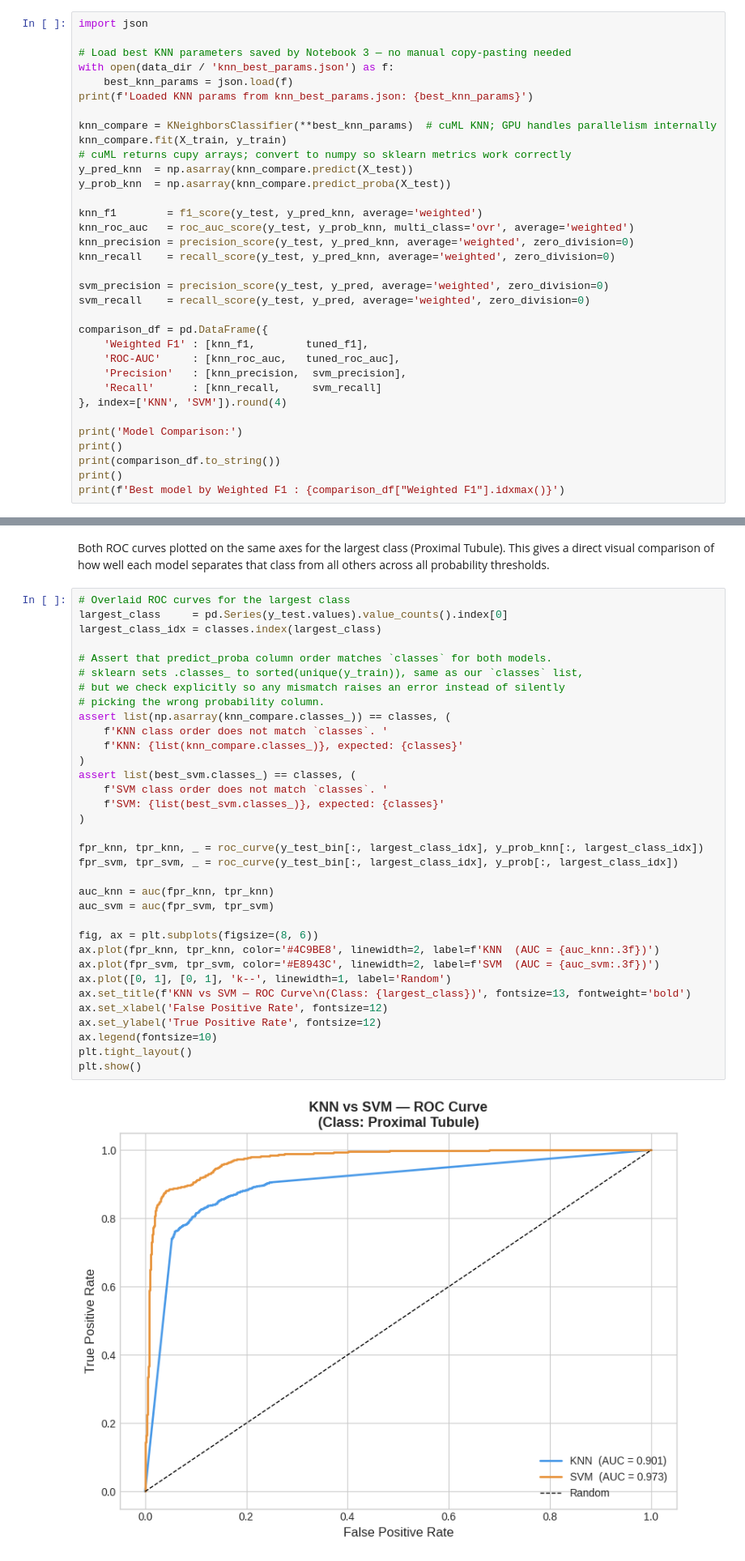
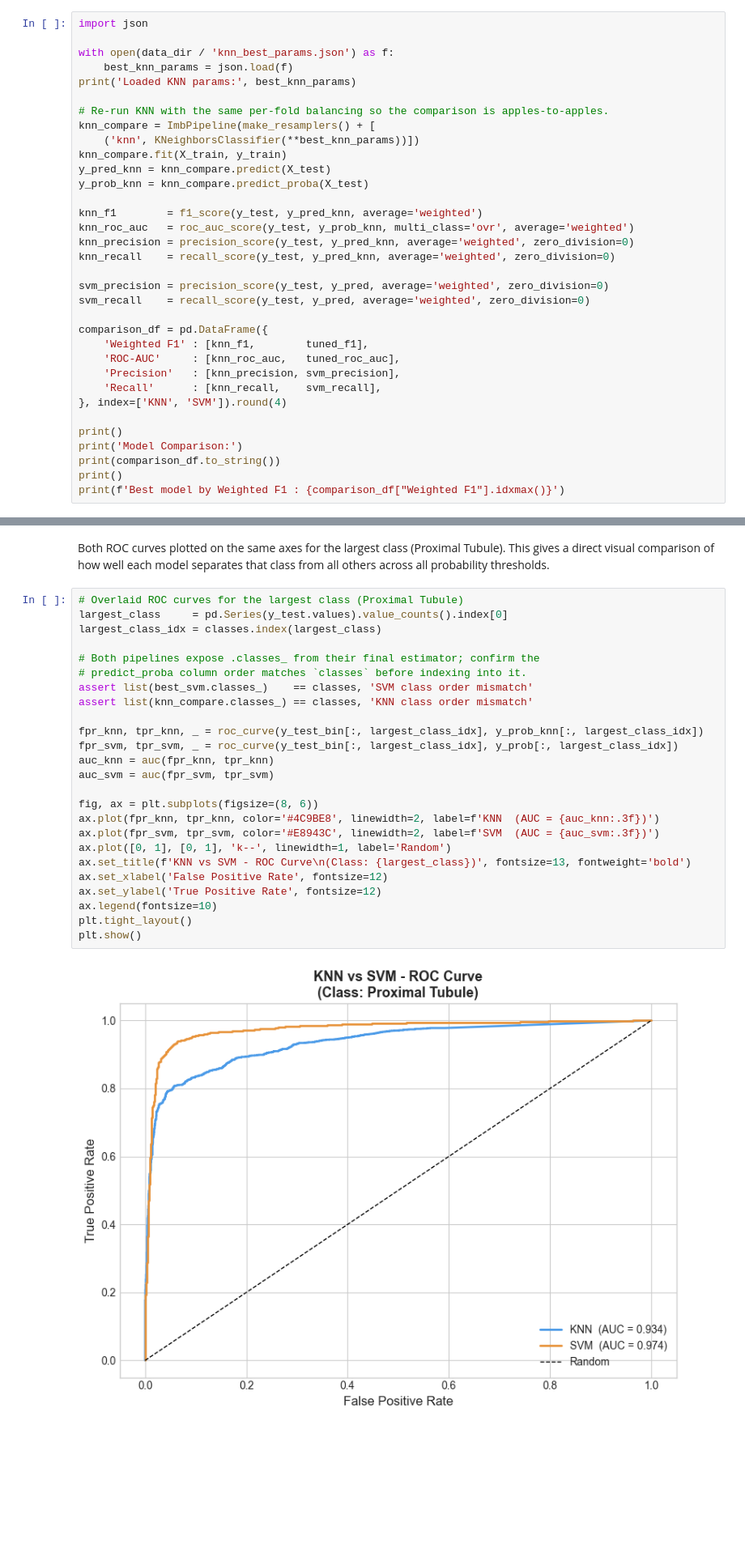
Before and after one commit to shiva-shivanibokka/Tisch-ML-Model, a Jupyter notebook: 04_svm.ipynb, the cells around one changed output, grey strips where cells are left out. Shown at 81% size. Drawn from its saved outputs; the diff is of its cells as text; blank space fills up the shorter version.

```diff
--- a/04_svm.ipynb
+++ b/04_svm.ipynb
@@ -479,16 +387,16 @@ To compare KNN and SVM fairly, we re-run KNN here using the best hyperparameters
 # %%
 import json
 
-# Load best KNN parameters saved by Notebook 3 — no manual copy-pasting needed
 with open(data_dir / 'knn_best_params.json') as f:
     best_knn_params = json.load(f)
-print(f'Loaded KNN params from knn_best_params.json: {best_knn_params}')
+print('Loaded KNN params:', best_knn_params)
 
-knn_compare = KNeighborsClassifier(**best_knn_params)  # cuML KNN; GPU handles parallelism internally
+# Re-run KNN with the same per-fold balancing so the comparison is apples-to-apples.
+knn_compare = ImbPipeline(make_resamplers() + [
+    ('knn', KNeighborsClassifier(**best_knn_params))])
 knn_compare.fit(X_train, y_train)
-# cuML returns cupy arrays; convert to numpy so sklearn metrics work correctly
-y_pred_knn  = np.asarray(knn_compare.predict(X_test))
-y_prob_knn  = np.asarray(knn_compare.predict_proba(X_test))
+y_pred_knn = knn_compare.predict(X_test)
+y_prob_knn = knn_compare.predict_proba(X_test)
 
 knn_f1        = f1_score(y_test, y_pred_knn, average='weighted')
 knn_roc_auc   = roc_auc_score(y_test, y_prob_knn, multi_class='ovr', average='weighted')
@@ -501,12 +409,12 @@ svm_recall    = recall_score(y_test, y_pred, average='weighted', zero_division=0
 comparison_df = pd.DataFrame({
     'Weighted F1' : [knn_f1,        tuned_f1],
     'ROC-AUC'     : [knn_roc_auc,   tuned_roc_auc],
-    'Precision'   : [knn_precision,  svm_precision],
-    'Recall'      : [knn_recall,     svm_recall]
+    'Precision'   : [knn_precision, svm_precision],
+    'Recall'      : [knn_recall,    svm_recall],
 }, index=['KNN', 'SVM']).round(4)
 
+print()
 print('Model Comparison:')
-print()
 print(comparison_df.to_string())
 print()
 print(f'Best model by Weighted F1 : {comparison_df["Weighted F1"].idxmax()}')
@@ -576,41 +464,32 @@ plt.show()
 # %% [markdown]
 Both ROC curves plotted on the same axes for the largest class (Proximal Tubule). This gives a direct visual comparison of how well each model separates that class from all others across all probability thresholds.
 # %%
-# Overlaid ROC curves for the largest class
+# Overlaid ROC curves for the largest class (Proximal Tubule)
 largest_class     = pd.Series(y_test.values).value_counts().index[0]
 largest_class_idx = classes.index(largest_class)
 
-# Assert that predict_proba column order matches `classes` for both models.
-# sklearn sets .classes_ to sorted(unique(y_train)), same as our `classes` list,
-# but we check explicitly so any mismatch raises an error instead of silently
-# picking the wrong probability column.
-assert list(np.asarray(knn_compare.classes_)) == classes, (
-    f'KNN class order does not match `classes`. '
-    f'KNN: {list(knn_compare.classes_)}, expected: {classes}'
-)
-assert list(best_svm.classes_) == classes, (
-    f'SVM class order does not match `classes`. '
-    f'SVM: {list(best_svm.classes_)}, expected: {classes}'
-)
+# Both pipelines expose .classes_ from their final estimator; confirm the
+# predict_proba column order matches `classes` before indexing into it.
+assert list(best_svm.classes_)    == classes, 'SVM class order mismatch'
+assert list(knn_compare.classes_) == classes, 'KNN class order mismatch'
 
 fpr_knn, tpr_knn, _ = roc_curve(y_test_bin[:, largest_class_idx], y_prob_knn[:, largest_class_idx])
 fpr_svm, tpr_svm, _ = roc_curve(y_test_bin[:, largest_class_idx], y_prob[:, largest_class_idx])
-
 auc_knn = auc(fpr_knn, tpr_knn)
 auc_svm = auc(fpr_svm, tpr_svm)
 
 fig, ax = plt.subplots(figsize=(8, 6))
 ax.plot(fpr_knn, tpr_knn, color='#4C9BE8', linewidth=2, label=f'KNN  (AUC = {auc_knn:.3f})')
 ax.plot(fpr_svm, tpr_svm, color='#E8943C', linewidth=2, label=f'SVM  (AUC = {auc_svm:.3f})')
 ax.plot([0, 1], [0, 1], 'k--', linewidth=1, label='Random')
-ax.set_title(f'KNN vs SVM — ROC Curve\n(Class: {largest_class})', fontsize=13, fontweight='bold')
+ax.set_title(f'KNN vs SVM - ROC Curve\n(Class: {largest_class})', fontsize=13, fontweight='bold')
 ax.set_xlabel('False Positive Rate', fontsize=12)
 ax.set_ylabel('True Positive Rate', fontsize=12)
 ax.legend(fontsize=10)
 plt.tight_layout()
 plt.show()
 # %% [output]
-[figure, old version]
+[figure, new version]
 # %% [markdown]
 ## 12. Summary
 # %% [markdown]
```
Also changed, not shown: parts of 23 cells of this notebook, 7 other files.
